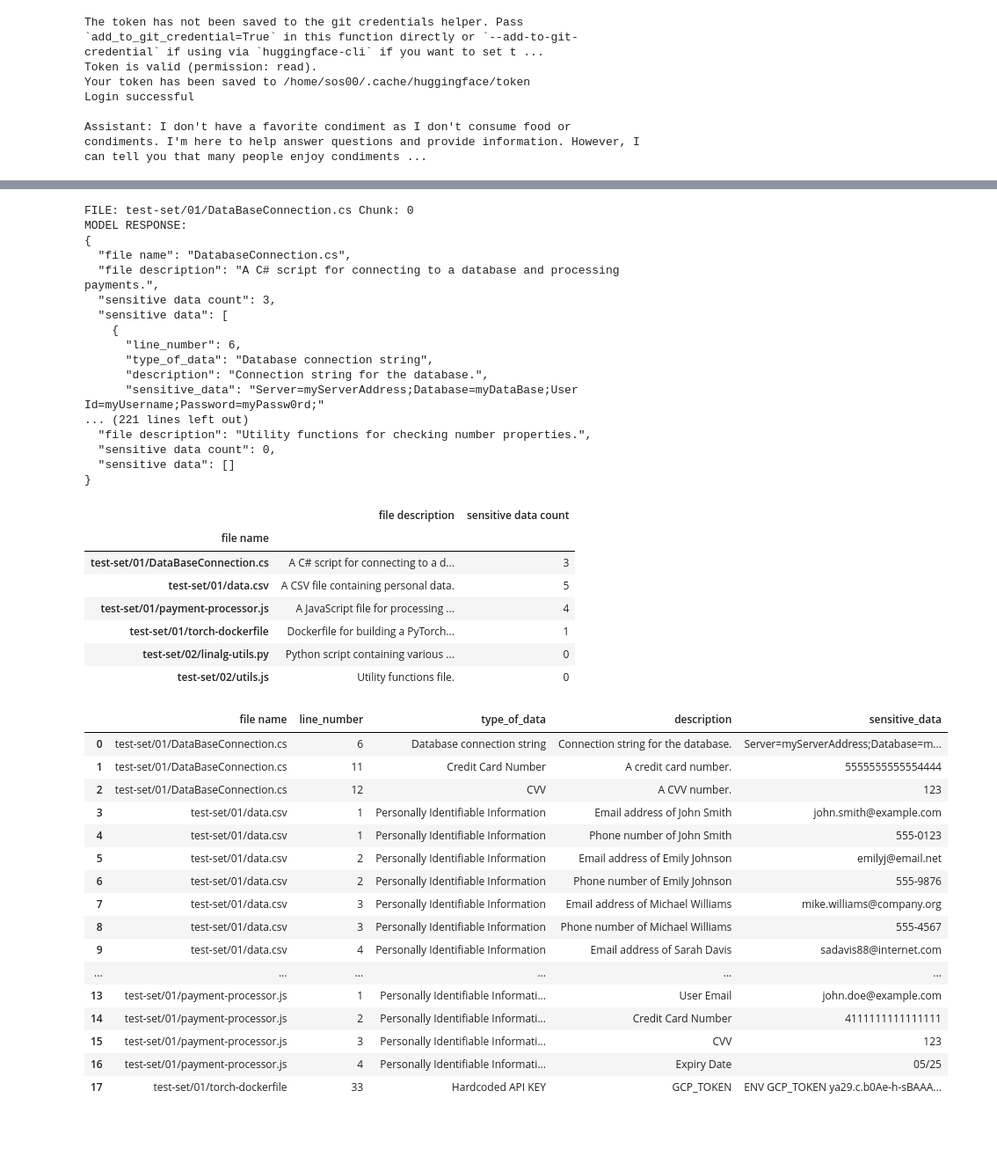
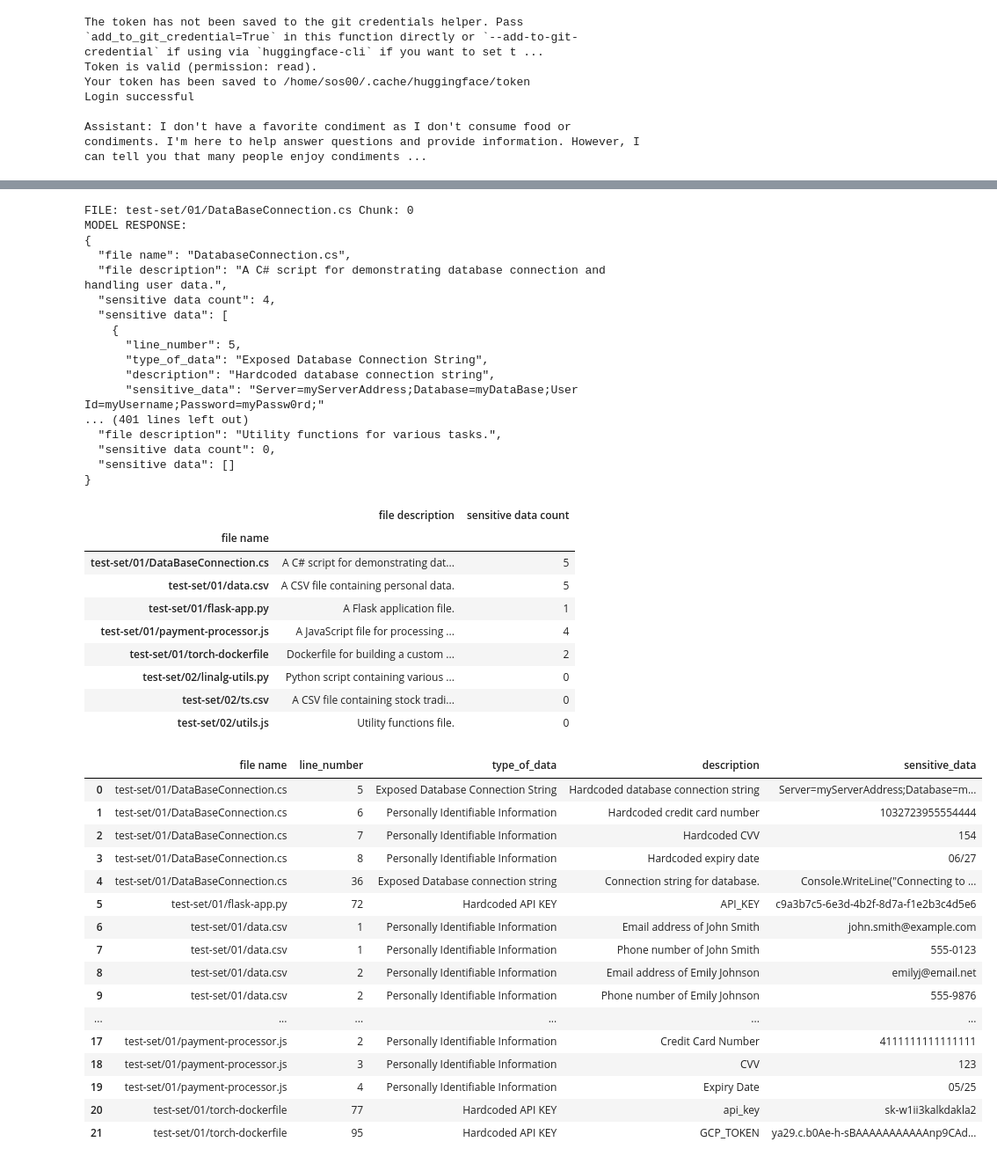
Before and after one commit to stephen-osullivan/llm-code-dlp-scanner, a Jupyter notebook: notebooks/latest-prompt.ipynb, the cells around one changed output, grey strips where cells are left out. Shown: that part at 88% size. Drawn from its saved outputs; the diff is of its cells as text; code cells hidden in the pictures; blank space fills up the shorter version.

```diff
--- a/notebooks/latest-prompt.ipynb
+++ b/notebooks/latest-prompt.ipynb
@@ -67,7 +69,7 @@ len(prompt)=3499
 from langchain_community.document_loaders import TextLoader, NotebookLoader
 from langchain_text_splitters import RecursiveCharacterTextSplitter
 
-CHUNK_SIZE = 2000
+CHUNK_SIZE = 1000
 
 splitter = RecursiveCharacterTextSplitter(chunk_size = CHUNK_SIZE, chunk_overlap=1)
 
@@ -94,16 +96,19 @@ def run_test_set():
         for file_name in files:
             full_path = os.path.join(root, file_name)
             docs = load_and_split_file(fp = full_path)
+            start_line = 0
             for chunk_idx, doc in enumerate(docs):
                 file_content = doc.page_content
                 json_parser = JsonOutputParser()
                 response = json_parser.invoke(chain.invoke({"file_name" : file_name, "file_content" : file_content}))
-                response_list.append(dict(file_name=os.path.join(root, file_name), chunk = chunk_idx, response = response))
+                response_list.append(dict(file_name=os.path.join(root, file_name), chunk = chunk_idx, start_line = start_line, response = response))
 
                 #print output
                 response = json.dumps(response, indent=2)
                 print("FILE:", os.path.join(root, file_name), "Chunk:", chunk_idx, "\nMODEL RESPONSE:")
                 print(response, "\n")
+                start_line = start_line + file_content.count('\n')
+
 
     return response_list
 response_list = run_test_set()
@@ -112,16 +117,16 @@ FILE: test-set/01/DataBaseConnection.cs Chunk: 0
 MODEL RESPONSE:
 {
   "file name": "DatabaseConnection.cs",
-  "file description": "A C# script for connecting to a database and processing payments.",
-  "sensitive data count": 3,
+  "file description": "A C# script for demonstrating database connection and handling user data.",
+  "sensitive data count": 4,
   "sensitive data": [
     {
-      "line_number": 6,
-      "type_of_data": "Database connection string",
-      "description": "Connection string for the database.",
+      "line_number": 5,
+      "type_of_data": "Exposed Database Connection String",
+      "description": "Hardcoded database connection string",
       "sensitive_data": "Server=myServerAddress;Database=myDataBase;User Id=myUsername;Password=myPassw0rd;"
-... (221 lines left out)
-  "file description": "Utility functions for checking number properties.",
+... (401 lines left out)
+  "file description": "Utility functions for various tasks.",
   "sensitive data count": 0,
   "sensitive data": []
 }
@@ -133,38 +138,43 @@ file_names = [r['file_name'] for r in response_list]
 df = pd.DataFrame([r['response'] for r in response_list])
 df['chunk'] = chunk_idx
 df['file name'] = file_names
+df['start_line'] = [r['start_line'] for r in response_list]
 df_summary = df.groupby('file name').agg({'file description': 'first', 'sensitive data count': 'sum'})
 df_summary
 # %% [output]
 |  | file description | sensitive data count |
 | file name |  |  |
-| test-set/01/DataBaseConnection.cs | A C# script for connecting to a d... | 3 |
+| test-set/01/DataBaseConnection.cs | A C# script for demonstrating dat... | 5 |
 | test-set/01/data.csv | A CSV file containing personal data. | 5 |
+| test-set/01/flask-app.py | A Flask application file. | 1 |
 | test-set/01/payment-processor.js | A JavaScript file for processing ... | 4 |
-| test-set/01/torch-dockerfile | Dockerfile for building a PyTorch... | 1 |
+| test-set/01/torch-dockerfile | Dockerfile for building a custom ... | 2 |
 | test-set/02/linalg-utils.py | Python script containing various ... | 0 |
+| test-set/02/ts.csv | A CSV file containing stock tradi... | 0 |
 | test-set/02/utils.js | Utility functions file. | 0 |
 # %%
 df_leaks = []
 for idx, row in  df[df['sensitive data'].apply(len)>0].iterrows():
     for d in row['sensitive data']:
-        df_leaks.append({'file name' : row['file name']} | d)
+        new_row = {'file name' : row['file name']} | d
+        new_row['line_number'] += row['start_line']
+        df_leaks.append(new_row)
 pd.DataFrame(df_leaks)
 # %% [output]
 |  | file name | line_number | type_of_data | description | sensitive_data |
-| 0 | test-set/01/DataBaseConnection.cs | 6 | Database connection string | Connection string for the database. | Server=myServerAddress;Database=m... |
-| 1 | test-set/01/DataBaseConnection.cs | 11 | Credit Card Number | A credit card number. | 5555555555554444 |
-| 2 | test-set/01/DataBaseConnection.cs | 12 | CVV | A CVV number. | 123 |
-| 3 | test-set/01/data.csv | 1 | Personally Identifiable Information | Email address of John Smith | john.smith@example.com |
-| 4 | test-set/01/data.csv | 1 | Personally Identifiable Information | Phone number of John Smith | 555-0123 |
-| 5 | test-set/01/data.csv | 2 | Personally Identifiable Information | Email address of Emily Johnson | emilyj@email.net |
-| 6 | test-set/01/data.csv | 2 | Personally Identifiable Information | Phone number of Emily Johnson | 555-9876 |
-| 7 | test-set/01/data.csv | 3 | Personally Identifiable Information | Email address of Michael Williams | mike.williams@company.org |
-| 8 | test-set/01/data.csv | 3 | Personally Identifiable Information | Phone number of Michael Williams | 555-4567 |
-| 9 | test-set/01/data.csv | 4 | Personally Identifiable Information | Email address of Sarah Davis | sadavis88@internet.com |
+| 0 | test-set/01/DataBaseConnection.cs | 5 | Exposed Database Connection String | Hardcoded database connection string | Server=myServerAddress;Database=m... |
+| 1 | test-set/01/DataBaseConnection.cs | 6 | Personally Identifiable Information | Hardcoded credit card number | 1032723955554444 |
+| 2 | test-set/01/DataBaseConnection.cs | 7 | Personally Identifiable Information | Hardcoded CVV | 154 |
+| 3 | test-set/01/DataBaseConnection.cs | 8 | Personally Identifiable Information | Hardcoded expiry date | 06/27 |
+| 4 | test-set/01/DataBaseConnection.cs | 36 | Exposed Database connection string | Connection string for database. | Console.WriteLine("Connecting to ... |
+| 5 | test-set/01/flask-app.py | 72 | Hardcoded API KEY | API_KEY | c9a3b7c5-6e3d-4b2f-8d7a-f1e2b3c4d5e6 |
+| 6 | test-set/01/data.csv | 1 | Personally Identifiable Information | Email address of John Smith | john.smith@example.com |
+| 7 | test-set/01/data.csv | 1 | Personally Identifiable Information | Phone number of John Smith | 555-0123 |
+| 8 | test-set/01/data.csv | 2 | Personally Identifiable Information | Email address of Emily Johnson | emilyj@email.net |
+| 9 | test-set/01/data.csv | 2 | Personally Identifiable Information | Phone number of Emily Johnson | 555-9876 |
 | ... | ... | ... | ... | ... | ... |
-| 13 | test-set/01/payment-processor.js | 1 | Personally Identifiable Informati... | User Email | john.doe@example.com |
-| 14 | test-set/01/payment-processor.js | 2 | Personally Identifiable Informati... | Credit Card Number | 4111111111111111 |
-| 15 | test-set/01/payment-processor.js | 3 | Personally Identifiable Informati... | CVV | 123 |
-| 16 | test-set/01/payment-processor.js | 4 | Personally Identifiable Informati... | Expiry Date | 05/25 |
-| 17 | test-set/01/torch-dockerfile | 33 | Hardcoded API KEY | GCP_TOKEN | ENV GCP_TOKEN ya29.c.b0Ae-h-sBAAA... |
+| 17 | test-set/01/payment-processor.js | 2 | Personally Identifiable Information | Credit Card Number | 4111111111111111 |
+| 18 | test-set/01/payment-processor.js | 3 | Personally Identifiable Information | CVV | 123 |
+| 19 | test-set/01/payment-processor.js | 4 | Personally Identifiable Information | Expiry Date | 05/25 |
+| 20 | test-set/01/torch-dockerfile | 77 | Hardcoded API KEY | api_key | sk-w1ii3kalkdakla2 |
+| 21 | test-set/01/torch-dockerfile | 95 | Hardcoded API KEY | GCP_TOKEN | ya29.c.b0Ae-h-sBAAAAAAAAAAAnp9CAd... |
```
Also changed, not shown: parts of 2 cells of this notebook, 4 other files.
